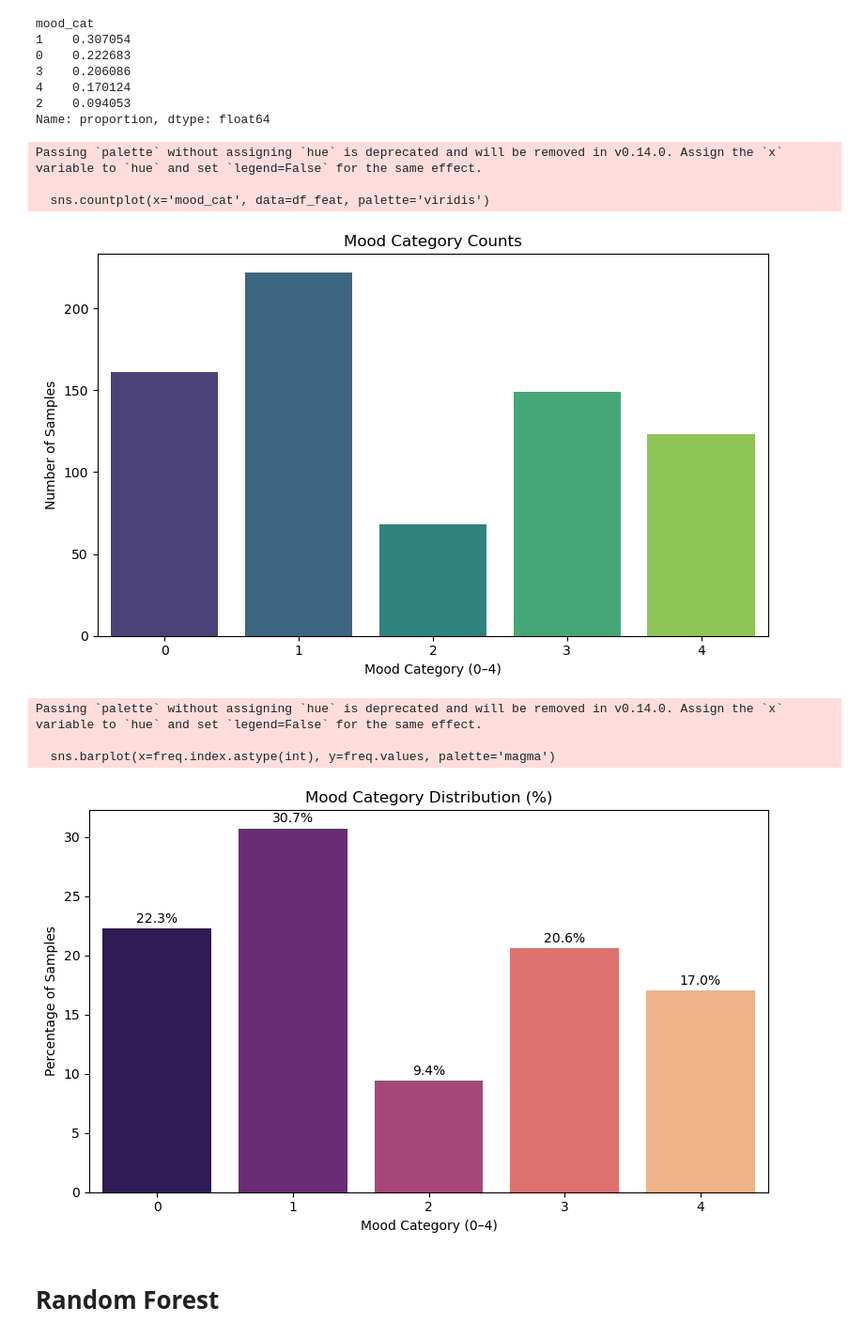
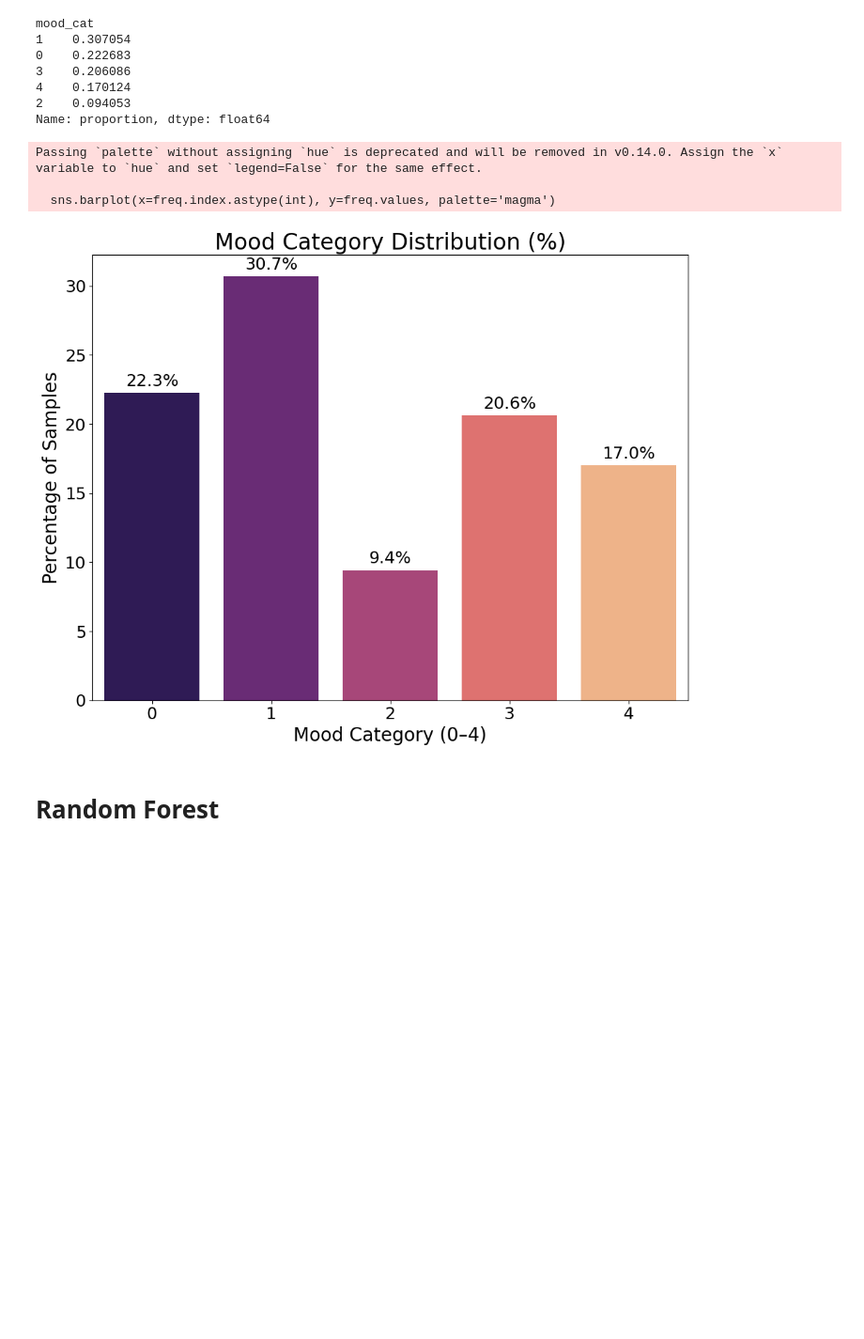
Before and after one commit to PietPjotr/DMT1, a Jupyter notebook: classification.ipynb, the cells around one changed output. Shown at 94% size. Saved outputs shown, nothing was run; the diff lists cells and outputs as text; code cells hidden in the pictures; blank space fills up the shorter version.

```diff
--- a/classification.ipynb
+++ b/classification.ipynb
@@ -70,38 +87,46 @@ scaler = StandardScaler()
 X_train_scaled = scaler.fit_transform(X_train)
 X_test_scaled = scaler.transform(X_test)
 # %%
-import matplotlib.pyplot as plt
-import seaborn as sns
-
-# 1) Raw counts
-plt.figure(figsize=(8,5))
-sns.countplot(x='mood_cat', data=df_feat, palette='viridis')
-plt.title('Mood Category Counts')
-plt.xlabel('Mood Category (0–4)')
-plt.ylabel('Number of Samples')
-plt.tight_layout()
-plt.show()
+# # 1) Raw counts
+# plt.figure(figsize=(8,5))
+# sns.countplot(x='mood_cat', data=df_feat, palette='viridis')
+# plt.title('Mood Category Counts')
+# plt.xlabel('Mood Category (0–4)')
+# plt.ylabel('Number of Samples')
+# plt.tight_layout()
+# plt.show()
 
 # 2) Relative frequencies
 freq = df_feat['mood_cat'].value_counts(normalize=True).sort_index() * 100
-plt.figure(figsize=(8,5))
+
+# Define figure size and scaling factor (e.g., 0.5 of textwidth)
+fig_width = 10  # inches
+fig_height = 8  # keep aspect ratio
+scale = fig_width / 5  # adjustable; based on a base width of 10 inches
+
+# Plot
+plt.figure(figsize=(fig_width, fig_height))
 sns.barplot(x=freq.index.astype(int), y=freq.values, palette='magma')
-plt.title('Mood Category Distribution (%)')
-plt.xlabel('Mood Category (0–4)')
-plt.ylabel('Percentage of Samples')
+
+# Titles and labels with scaled font size
+plt.title('Mood Category Distribution (%)', fontsize=12 * scale)
+plt.xlabel('Mood Category (0–4)', fontsize=10 * scale)
+plt.ylabel('Percentage of Samples', fontsize=10 * scale)
+
+# Value labels above bars
 for i, v in enumerate(freq.values):
-    plt.text(i, v+0.5, f"{v:.1f}%", ha='center')
+    plt.text(i, v + 0.5, f"{v:.1f}%", ha='center', fontsize=9 * scale)
+
+plt.xticks(fontsize=9 * scale)
+plt.yticks(fontsize=9 * scale)
 plt.tight_layout()
+plt.savefig("mood_class_distribution.pdf", format="pdf", bbox_inches="tight")
 plt.show()
 # %% [output]
 Passing `palette` without assigning `hue` is deprecated and will be removed in v0.14.0. Assign the `x` variable to `hue` and set `legend=False` for the same effect.
 
-  sns.countplot(x='mood_cat', data=df_feat, palette='viridis')
+  sns.barplot(x=freq.index.astype(int), y=freq.values, palette='magma')
-[figure, old version]
+[figure, new version]
-Passing `palette` without assigning `hue` is deprecated and will be removed in v0.14.0. Assign the `x` variable to `hue` and set `legend=False` for the same effect.
-
-  sns.barplot(x=freq.index.astype(int), y=freq.values, palette='magma')
-[figure, removed]
 # %% [markdown]
 # Random Forest
 # %%
```
Also changed, not shown: parts of 5 cells of this notebook, 2 other files.
